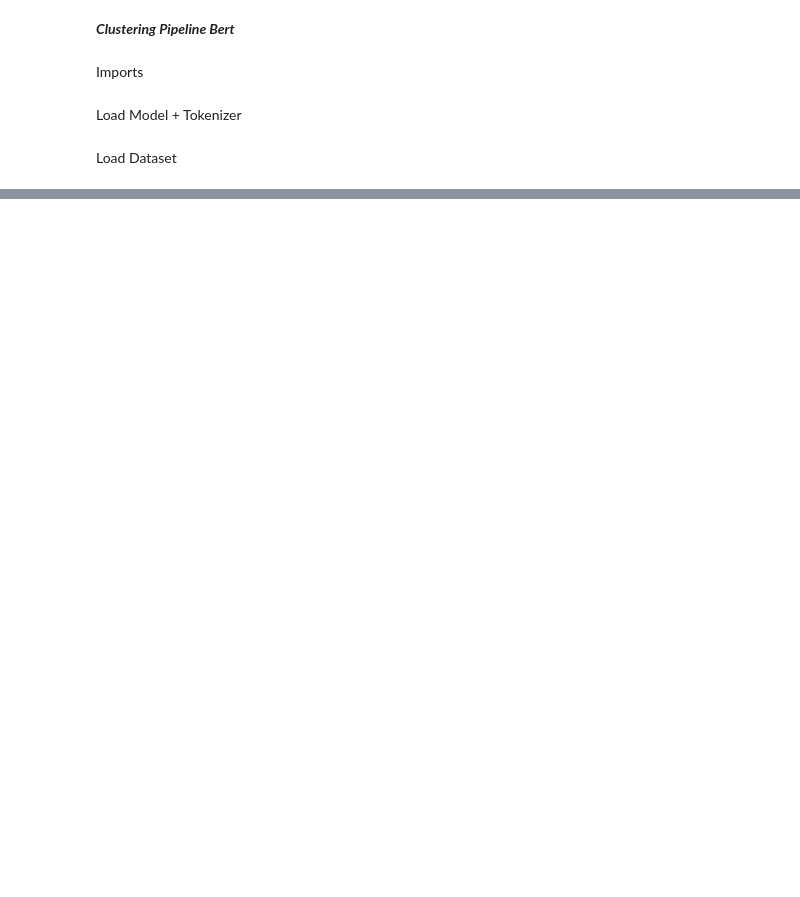
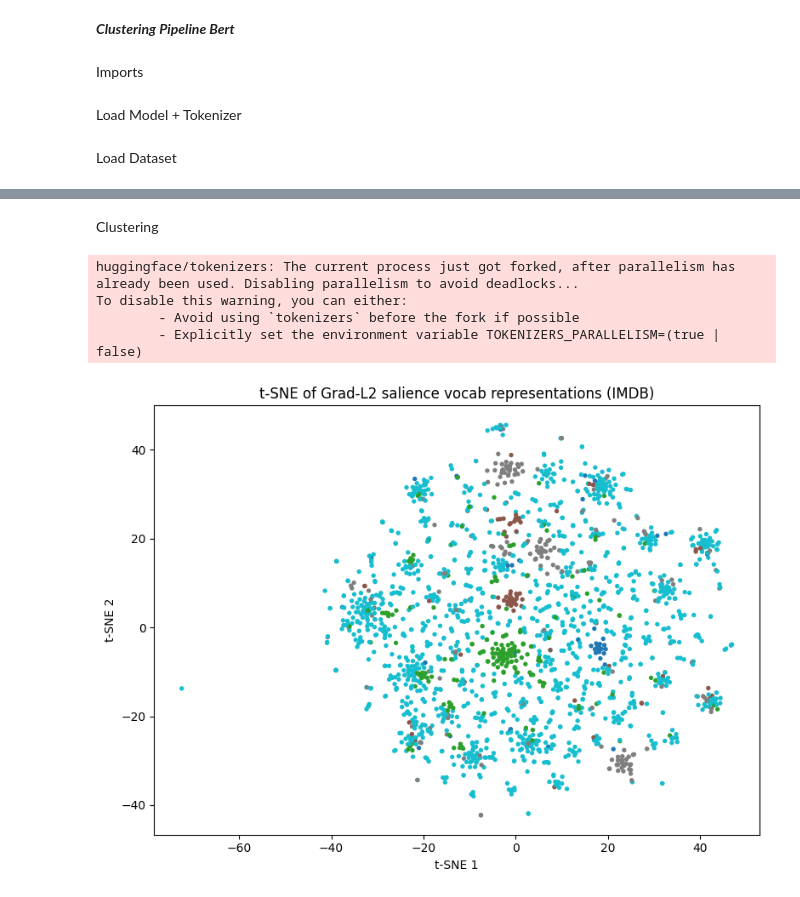
Before and after one commit to leusb/BT, a Jupyter notebook: Clustering.ipynb, the cells around one changed output, grey strips where cells are left out. Drawn from its saved outputs; the diff is of its cells as text; code cells hidden in the pictures; blank space fills up the shorter version.

Commit message:
tweaks added to clustering

```diff
--- a/Clustering.ipynb
+++ b/Clustering.ipynb
@@ -110,0 +233,50 @@ tokens, sal, ids = grad_l2_saliency(text, model, tokenizer, device)
+# %%
+R_vocab, texts = build_salience_vocab_matrix(
+    dataset, model, tokenizer, device,
+    split="test", n_examples=2500, top_k=5
+)
+# %% [markdown]
+Clustering
+# %%
+from sklearn.cluster import KMeans
+
+def cluster_salience(R_vocab, n_clusters=5, random_state=0):
+    kmeans = KMeans(n_clusters=n_clusters, random_state=random_state)
+    cluster_ids = kmeans.fit_predict(R_vocab)
+    return cluster_ids, kmeans
+# %%
+cluster_ids, kmeans = cluster_salience(R_vocab, n_clusters=5)
+# %% [output]
+huggingface/tokenizers: The current process just got forked, after parallelism has already been used. Disabling parallelism to avoid deadlocks...
+To disable this warning, you can either:
+        - Avoid using `tokenizers` before the fork if possible
+        - Explicitly set the environment variable TOKENIZERS_PARALLELISM=(true | false)
+# %%
+from sklearn.manifold import TSNE
+
+def plot_tsne(R_vocab, cluster_ids, sample_size=2000):
+    # Optionally subsample to keep t-SNE fast
+    n = min(sample_size, R_vocab.shape[0])
+    R_sub = R_vocab[:n]
+    c_sub = cluster_ids[:n]
+
+    tsne = TSNE(
+        n_components=2,
+        init="random",
+        learning_rate="auto",
+        perplexity=30,
+        random_state=0,
+    )
+    coords = tsne.fit_transform(R_sub)
+
+    plt.figure(figsize=(8, 6))
+    scatter = plt.scatter(coords[:, 0], coords[:, 1], c=c_sub, s=8, cmap="tab10")
+    plt.xlabel("t-SNE 1")
+    plt.ylabel("t-SNE 2")
+    plt.title("t-SNE of Grad-L2 salience vocab representations (IMDB)")
+    plt.tight_layout()
+    plt.show()
+# %%
+plot_tsne(R_vocab, cluster_ids, sample_size=2000)
+# %% [output]
+[figure, added]
```
Also changed, not shown: parts of 32 cells of this notebook.
